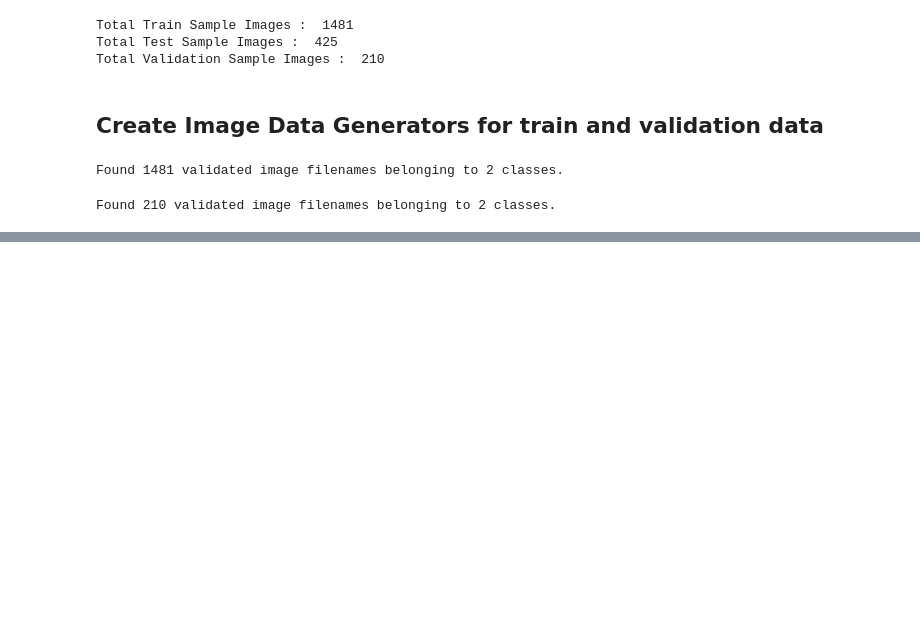
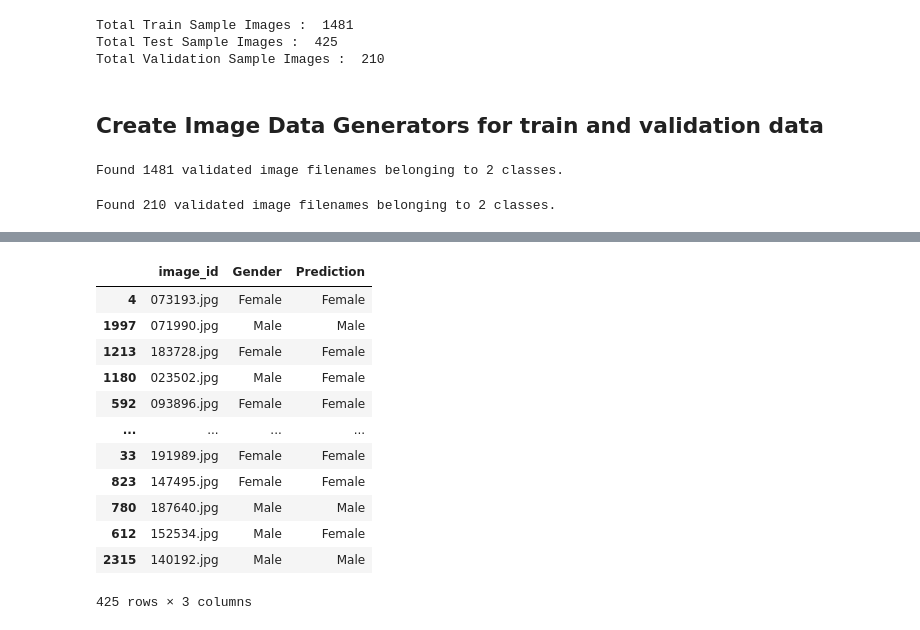
Before and after one commit to Ashar88/Gender-Classfication, a Jupyter notebook: gender_classification.ipynb, the cells around one changed output, grey strips where cells are left out. Drawn from its saved outputs; the diff is of its cells as text; code cells hidden in the pictures; blank space fills up the shorter version.

```diff
--- a/gender_classification.ipynb
+++ b/gender_classification.ipynb
@@ -142,3 +146,15 @@ train_generator = validation_datagen.flow_from_dataframe(
 )
 # %% [output]
 Found 210 validated image filenames belonging to 2 classes.
+# %%
+test_gen = ImageDataGenerator(rescale=1./255)
+test_generator = test_gen.flow_from_dataframe(
+    test_df,
+    IMG_PATH + "/",
+    x_col='image_id',
+    y_col=None,
+    class_mode=None,
+    target_size=IMAGE_SIZE,
+    batch_size=BATCH_SIZE,
+    shuffle=False
+)
@@ -144,0 +294,16 @@ Found 210 validated image filenames belonging to 2 classes.
+# %%
+test_df
+# %% [output]
+|  | image_id | Gender | Prediction |
+| 4 | 073193.jpg | Female | Female |
+| 1997 | 071990.jpg | Male | Male |
+| 1213 | 183728.jpg | Female | Female |
+| 1180 | 023502.jpg | Male | Female |
+| 592 | 093896.jpg | Female | Female |
+| ... | ... | ... | ... |
+| 33 | 191989.jpg | Female | Female |
+| 823 | 147495.jpg | Female | Female |
+| 780 | 187640.jpg | Male | Male |
+| 612 | 152534.jpg | Male | Female |
+| 2315 | 140192.jpg | Male | Male |
+425 rows × 3 columns
```
Also changed, not shown: parts of 22 cells of this notebook.
